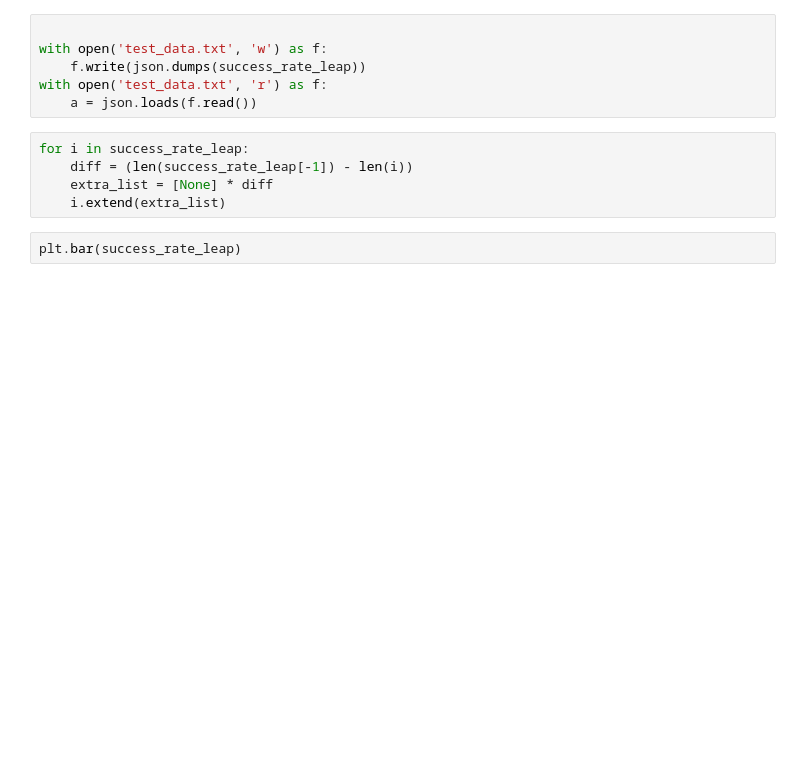
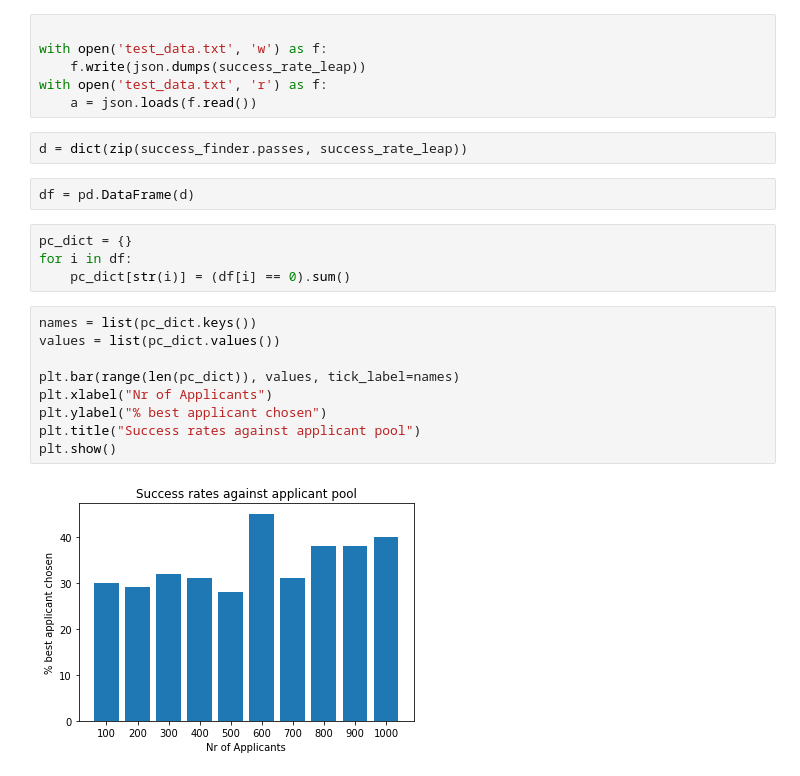
Before and after one commit to Robert-Kilduff/Secretary_problem, a Jupyter notebook: Secretary_problem.ipynb, the cells around one changed output. Saved outputs shown, nothing was run; the diff lists cells and outputs as text; blank space fills up the shorter version.

Commit message:
output graphed

```diff
--- a/Secretary_problem.ipynb
+++ b/Secretary_problem.ipynb
@@ -119,10 +115,22 @@ with open('test_data.txt', 'w') as f:
     f.write(json.dumps(success_rate_leap))
 with open('test_data.txt', 'r') as f:
     a = json.loads(f.read())
-# %%
-for i in success_rate_leap:
-    diff = (len(success_rate_leap[-1]) - len(i))
-    extra_list = [None] * diff
-    i.extend(extra_list)
-# %%
-plt.bar(success_rate_leap)
+# %%
+d = dict(zip(success_finder.passes, success_rate_leap))
+# %%
+df = pd.DataFrame(d)
+# %%
+pc_dict = {}
+for i in df:
+    pc_dict[str(i)] = (df[i] == 0).sum()
+# %%
+names = list(pc_dict.keys())
+values = list(pc_dict.values())
+
+plt.bar(range(len(pc_dict)), values, tick_label=names)
+plt.xlabel("Nr of Applicants")
+plt.ylabel("% best applicant chosen")
+plt.title("Success rates against applicant pool")
+plt.show()
+# %% [output]
+[figure, added]
```
Also changed, not shown: parts of 3 cells of this notebook, 1 other file.
